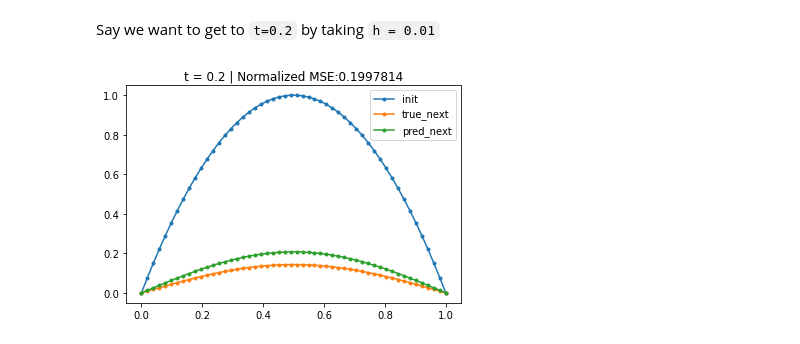
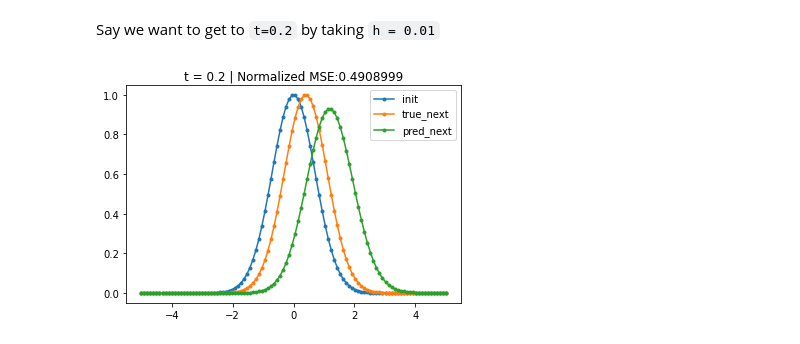
Before and after one commit to jfelipeosorio/kinetick, a Jupyter notebook: pdes/transport1d_cf.ipynb, the cells around one changed output. Cells and saved outputs as stored; diff of their text form; code cells hidden in the pictures.

Commit message:
added transport 1D

```diff
--- a/pdes/transport1d_cf.ipynb
+++ b/pdes/transport1d_cf.ipynb
@@ -74,7 +74,7 @@ def Kphiphi_assembly(Xomega, Xboundary , h, c, k = 'Gaussian', k_param = 1.):
 
   return Theta
 # %%
-def Kphi_assembly(Xtest, Xomega, Xboundary , h, k = 'Gaussian', k_param = 1.):
+def Kphi_assembly(Xtest, Xomega, Xboundary , h, c, k = 'Gaussian', k_param = 1.):
 
   # Set kernel to use
   if k == 'Gaussian':
@@ -92,7 +92,7 @@ def Kphi_assembly(Xtest, Xomega, Xboundary , h, k = 'Gaussian', k_param = 1.):
   # Block 1
   val1 = K(kernel, Xomega, Xtest, k_param)
   val2 = K_dot(kernel, Xomega, Xtest, k_param, 0)
-  val = val1 - h*c*val2
+  val = val1 + h*c*val2
   Theta = Theta.at[:Momega, :].set(val)
 
   # Block 2
@@ -105,19 +105,23 @@ def Kphi_assembly(Xtest, Xomega, Xboundary , h, k = 'Gaussian', k_param = 1.):
 ## How far can we go ?
 # %%
 # X_full
-Xfull = np.linspace(0,1,52)
+Xfull = np.linspace(-5,5,102)
 # X_{\partial\Omega}
 Xboundary = Xfull[[0,-1]]
 # X_\Omega
 Xomega = Xfull[1:-1]
 # u(X_\Omega,0)
-u0 = heat_u0(Xomega)
+u0 = transport_u0(Xomega)
+# kparam
+k_param = 0.8
+# Wave speed
+c = 2
 # Time step
-h = 0.05
+h = 0.02
 # %% [markdown]
 Build `Kphiphi`
 # %%
-Kphiphi = Kphiphi_assembly(Xomega, Xboundary, h, k = 'Gaussian', k_param = 0.5)
+Kphiphi = Kphiphi_assembly(Xomega, Xboundary, h, c, k = 'Gaussian', k_param = k_param)
 # %% [markdown]
 Build `y_prev`
 # %%
@@ -130,7 +134,7 @@ sol = jnp.linalg.solve(Kphiphi + 1e-6*R,y_prev)
 # %% [markdown]
 Get `K(Xtest,Xfull)`
 # %%
-Kphi = Kphi_assembly(Xfull, Xomega, Xboundary , h, k = 'Gaussian', k_param = 0.5)
+Kphi = Kphi_assembly(Xfull, Xomega, Xboundary , h, c, k = 'Gaussian', k_param = k_param)
 # %%
 u_next = np.dot(Kphi.T,sol)
 # %%
@@ -164,18 +168,18 @@ for _ in range(steps):
     uprev = u_next[1:-1]
 # %%
 # Initial condition
-plt.plot(Xfull,heat_u0(Xfull),'.-',label='init')
+plt.plot(Xfull,transport_u0(Xfull),'.-',label='init')
 # True next
-plt.plot(Xfull,heat_sol(Xfull,t,5),'.-',label='true_next')
+plt.plot(Xfull,transport_sol(Xfull,t,c),'.-',label='true_next')
 # Predicted next
 plt.plot(Xfull,u_next,'.-',label='pred_next')
 # Plot settings
-nmse = mean_squared_error(u_next,heat_sol(Xfull,t,5))/mean_squared_error(0*heat_sol(Xfull,t,5),heat_sol(Xfull,t,5))
+nmse = mean_squared_error(u_next,transport_sol(Xfull,t,c))/mean_squared_error(0*transport_sol(Xfull,t,c),transport_sol(Xfull,t,c))
 plt.title('t = {} | Normalized MSE:{}'.format(t, round(nmse,7)))
 plt.legend()
 plt.show()
 # %% [output]
-[figure, old version]
+[figure, new version]
 # %%
 # Study converge as we increase resolution of points.
 # Try Matern kernels, to see if we can get rid of regularization.
```
Also changed, not shown: parts of 2 cells of this notebook.
